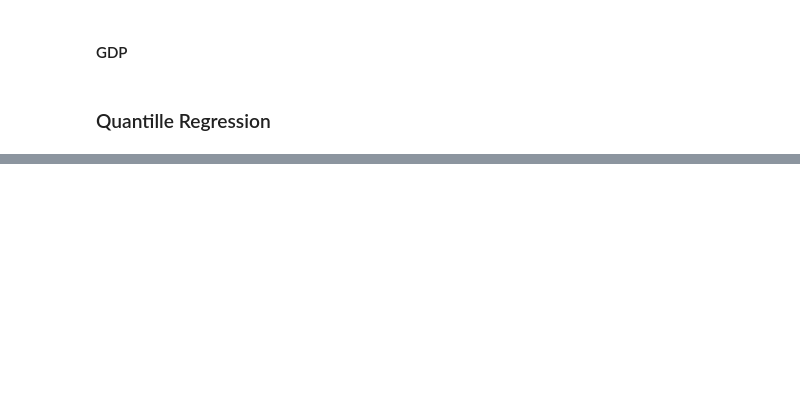
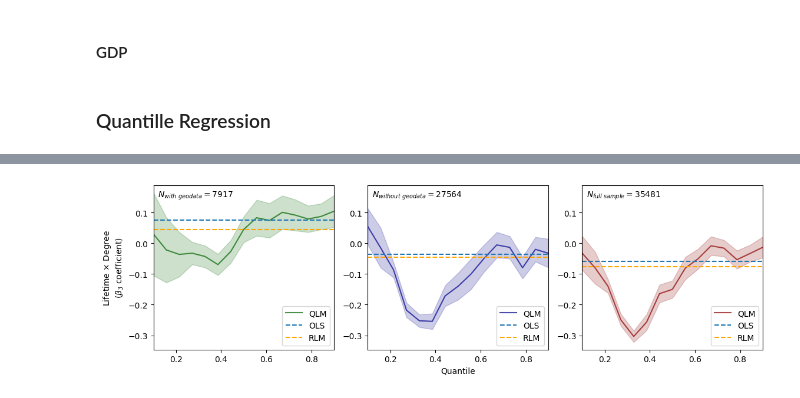
Before and after one commit to Ellariel/ln-node-lifetime-analysis, a Jupyter notebook: analysis.ipynb, the cells around one changed output, grey strips where cells are left out. Drawn from its saved outputs; the diff is of its cells as text; code cells hidden in the pictures; blank space fills up the shorter version.

Commit message:
new file:   results/fig04.pdf

```diff
--- a/analysis.ipynb
+++ b/analysis.ipynb
@@ -2852,3 +2839,6 @@ t = pd.concat([t, pd.DataFrame(m).T]).fillna("")
 t.to_excel(os.path.join(results_dir, "tab04-4.xlsx"))
 # %% [markdown]
 ### Quantille Regression
+# %%
+q_results = {}
+quantile_list = np.linspace(0.1, 0.9, 15)
@@ -2855 +2920,17 @@ t.to_excel(os.path.join(results_dir, "tab04-4.xlsx"))
+# %%
+# H3 Lifetime × Degree → Capacity (OLS) full
+d = df.copy()
+d['lifetimeXdegree'] = d['log_lifetime'] * d['log_mean_degree']
+m, i = lm(d, "log_mean_shared_capacity", ["lifetimeXdegree", "log_mean_degree", "log_lifetime"], model = 'ols',
+                                    verbose = False,
+                                    constant = True,
+                                    standardized = False,
+                                    base_metrics = True,
+                                    pred_metrics = False,
+                                    qlm_fit_q=q,
+                                    qlm_fit_cov_type='boot',
+                                    qlm_fit_cov_kwds={'n_boot': 1000},
+                                    rlm_model_M = sm.robust.norms.Hampel())
+r = lm_report(m, i)[0]
+q_results['H3(OLS)+full'] = r
 # %%
@@ -3032,0 +2940,49 @@ Y. All models include standard controls, and standard errors are bootstrapped.
+# %%
+fig = plt.figure(figsize=(11.5, 3.5))
+ax_left = fig.add_subplot(1, 3, 1)
+coefs = [i['coef']['lifetimeXdegree'] for i in q_results['H3(QLM)+geo']]
+lower = [i['cil']['lifetimeXdegree'] for i in q_results['H3(QLM)+geo']]
+upper = [i['cir']['lifetimeXdegree'] for i in q_results['H3(QLM)+geo']]
+ax_left.plot(quantile_list, coefs, color='darkgreen', alpha=0.7, label='QLM')
+ax_left.fill_between(quantile_list, lower, upper, alpha=0.2, color='darkgreen')
+ax_left.axhline(results['H3(OLS)+geo']['coef']['lifetimeXdegree'], linestyle='--', label='OLS')
+ax_left.axhline(results['H3(RLM)+geo']['coef']['lifetimeXdegree'], linestyle='--', label='RLM', color='orange')
+ax_left.legend(loc='lower right')
+ax_left.set_xlim([0.1, 0.9])
+ax_left.set_ylabel('Lifetime $\\times$ Degree\n($\\beta_3$ coefficient)')
+ax_left.text(0.12, 0.15, f"$N_{{with~geodata}}={df["country"].notna().sum()}$")
+
+ax_center = fig.add_subplot(1, 3, 2, sharey=ax_left)
+coefs = [i['coef']['lifetimeXdegree'] for i in q_results['H3(QLM)+nogeo']]
+lower = [i['cil']['lifetimeXdegree'] for i in q_results['H3(QLM)+nogeo']]
+upper = [i['cir']['lifetimeXdegree'] for i in q_results['H3(QLM)+nogeo']]
+ax_center.plot(quantile_list, coefs, color='darkblue', alpha=0.7, label='QLM')
+ax_center.fill_between(quantile_list, lower, upper, alpha=0.2, color='darkblue')
+ax_center.axhline(results['H3(OLS)+nogeo']['coef']['lifetimeXdegree'], linestyle='--', label='OLS')
+ax_center.axhline(results['H3(RLM)+nogeo']['coef']['lifetimeXdegree'], linestyle='--', label='RLM', color='orange')
+ax_center.legend(loc='lower right')
+ax_center.set_xlim([0.1, 0.9])
+ax_center.set_xlabel("Quantile")
+ax_center.text(0.12, 0.15, f"$N_{{without~geodata}}={df["country"].isna().sum()}$")
+
+ax_right = fig.add_subplot(1, 3, 3, sharey=ax_left)
+coefs = [i['coef']['lifetimeXdegree'] for i in q_results['H3(QLM)+full']]
+lower = [i['cil']['lifetimeXdegree'] for i in q_results['H3(QLM)+full']]
+upper = [i['cir']['lifetimeXdegree'] for i in q_results['H3(QLM)+full']]
+ax_right.plot(quantile_list, coefs, color='darkred', alpha=0.7, label='QLM')
+ax_right.fill_between(quantile_list, lower, upper, alpha=0.2, color='darkred')
+ax_right.axhline(q_results['H3(OLS)+full']['coef']['lifetimeXdegree'], linestyle='--', label='OLS')
+ax_right.axhline(q_results['H3(RLM)+full']['coef']['lifetimeXdegree'], linestyle='--', label='RLM', color='orange')
+ax_right.legend(loc='lower right')
+ax_right.set_xlim([0.1, 0.9])
+ax_right.text(0.12, 0.15, f"$N_{{full~sample}}={len(df)}$")
+
+fig.tight_layout(pad=1.01)
+fig.savefig(
+        os.path.join(results_dir, "fig04.pdf"),
+        dpi=1200,
+        bbox_inches="tight",
+        format='pdf',
+    )
+# %% [output]
+[figure, added]
```
Also changed, not shown: parts of 48 cells of this notebook, 9 other files.
